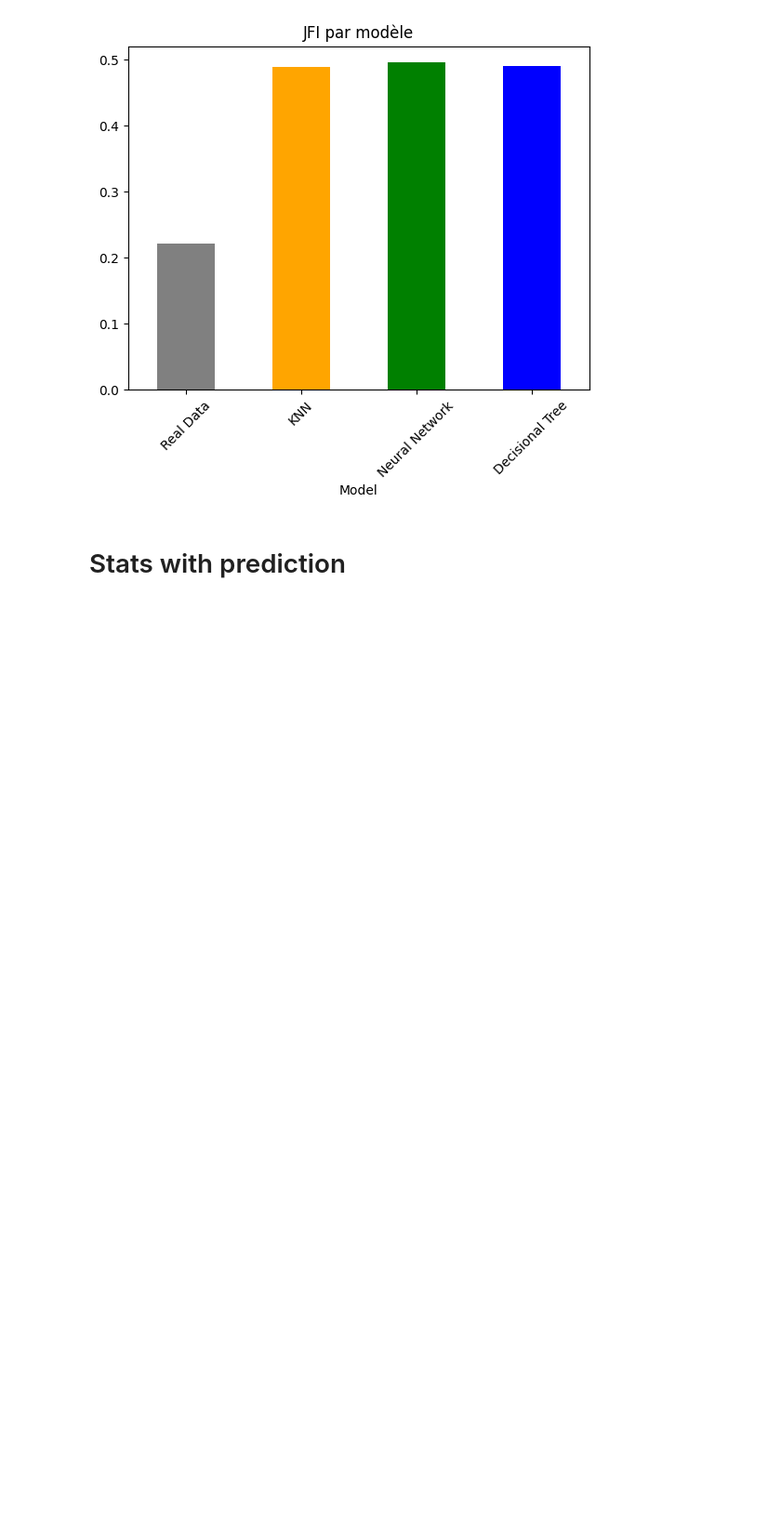
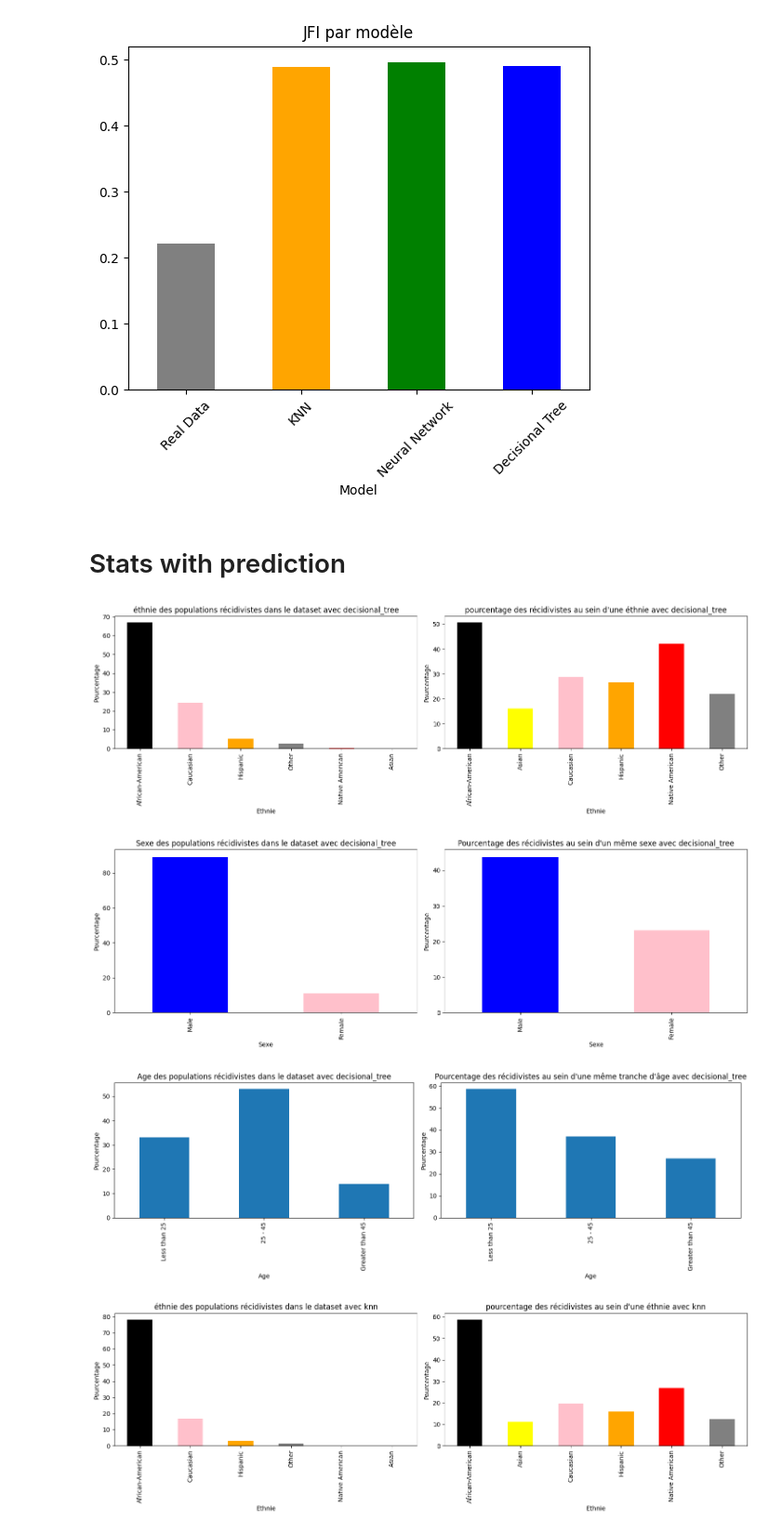
Before and after one commit to RonangLeSang/PROJ831, a Jupyter notebook: Bias_metrics.ipynb, the cells around one changed output. Shown at 93% size. Saved outputs shown, nothing was run; the diff lists cells and outputs as text; code cells hidden in the pictures; blank space fills up the shorter version.

Commit message:
[EDIT]: decisional tree clean

```diff
--- a/Bias_metrics.ipynb
+++ b/Bias_metrics.ipynb
@@ -341,3 +341,83 @@ Jain's Fairness Index (JFI): 0.48952398797397234
 [figure]
 # %% [markdown]
 # Stats with prediction
+# %%
+def get_stat_pred():
+    models = ["decisional_tree","knn","neural"]
+    for model in models:
+
+        COLORS = {'African-American':'black','Caucasian':'pink','Hispanic':'orange','Other':'gray','Asian':'yellow','Native American':'red'}
+        df = pd.read_csv(f"data/prediction_with_{model}.csv")
+        df_eth = df[df['prediction'] == 1]['race']
+        df_sex = df[df['prediction'] == 1]['sex']
+        df_age = df[df['prediction'] == 1]['age_cat']
+
+
+
+        #race
+        fig, axs = plt.subplots(1, 2, figsize=(15, 5))
+
+        value_counts_eth = df_eth.value_counts(normalize=True) * 100
+        colors = [COLORS[eth] for eth in value_counts_eth.index]
+        value_counts_eth.plot(kind='bar', color=colors, ax=axs[0])
+        axs[0].set_xlabel('Ethnie')
+        axs[0].set_ylabel('Pourcentage')
+        axs[0].set_title(f"éthnie des populations récidivistes dans le dataset avec {model}")
+
+        value_counts_eth = (df_eth.value_counts() / df['race'].value_counts())*100
+        colors = [COLORS[eth] for eth in value_counts_eth.index]
+        value_counts_eth.plot(kind='bar', color=colors, ax=axs[1])
+        axs[1].set_xlabel('Ethnie')
+        axs[1].set_ylabel('Pourcentage')
+        axs[1].set_title(f"pourcentage des récidivistes au sein d'une éthnie avec {model}")
+
+        plt.tight_layout()
+        plt.show()
+
+        #sex
+
+        fig, axs = plt.subplots(1, 2, figsize=(15, 5))
+        value_counts_sex = df_sex.value_counts(normalize=True) * 100
+        colors = ['blue', 'pink']
+        value_counts_sex.plot(kind='bar', color=colors, ax=axs[0])
+        axs[0].set_xlabel('Sexe')
+        axs[0].set_ylabel('Pourcentage')
+        axs[0].set_title(f"Sexe des populations récidivistes dans le dataset avec {model}")
+
+
+        value_counts_sex = (df_sex.value_counts() / df['sex'].value_counts())*100
+        colors = ['blue','pink']
+        value_counts_sex.plot(kind='bar', color = colors, ax=axs[1])
+        axs[1].set_xlabel('Sexe')
+        axs[1].set_ylabel('Pourcentage')
+        axs[1].set_title(f"Pourcentage des récidivistes au sein d'un même sexe avec {model}")
+
+        plt.tight_layout()
+        plt.show()
+
+        #age_cat
+
+
+        fig, axs = plt.subplots(1, 2, figsize=(15, 5))
+
+        order = ["Less than 25", "25 - 45", "Greater than 45"]
+        value_counts_age = df_age.value_counts(normalize=True).reindex(order) * 100
+        value_counts_age.plot(kind='bar', ax=axs[0])
+        axs[0].set_xlabel('Age')
+        axs[0].set_ylabel('Pourcentage')
+        axs[0].set_title(f"Age des populations récidivistes dans le dataset avec {model}")
+
+        value_counts_age = (df_age.value_counts() / df['age_cat'].value_counts()).reindex(order)*100
+        value_counts_age.plot(kind='bar', ax=axs[1])
+        axs[1].set_xlabel('Age')
+        axs[1].set_ylabel('Pourcentage')
+        axs[1].set_title(f"Pourcentage des récidivistes au sein d'une même tranche d'âge avec {model}")
+
+        plt.tight_layout()
+        plt.show()
+get_stat_pred()
+# %% [output]
+[figure, added]
+[figure, added]
+[figure, added]
+[figure, added]
```
Also changed, not shown: parts of 1 cell of this notebook, 4 other files.
